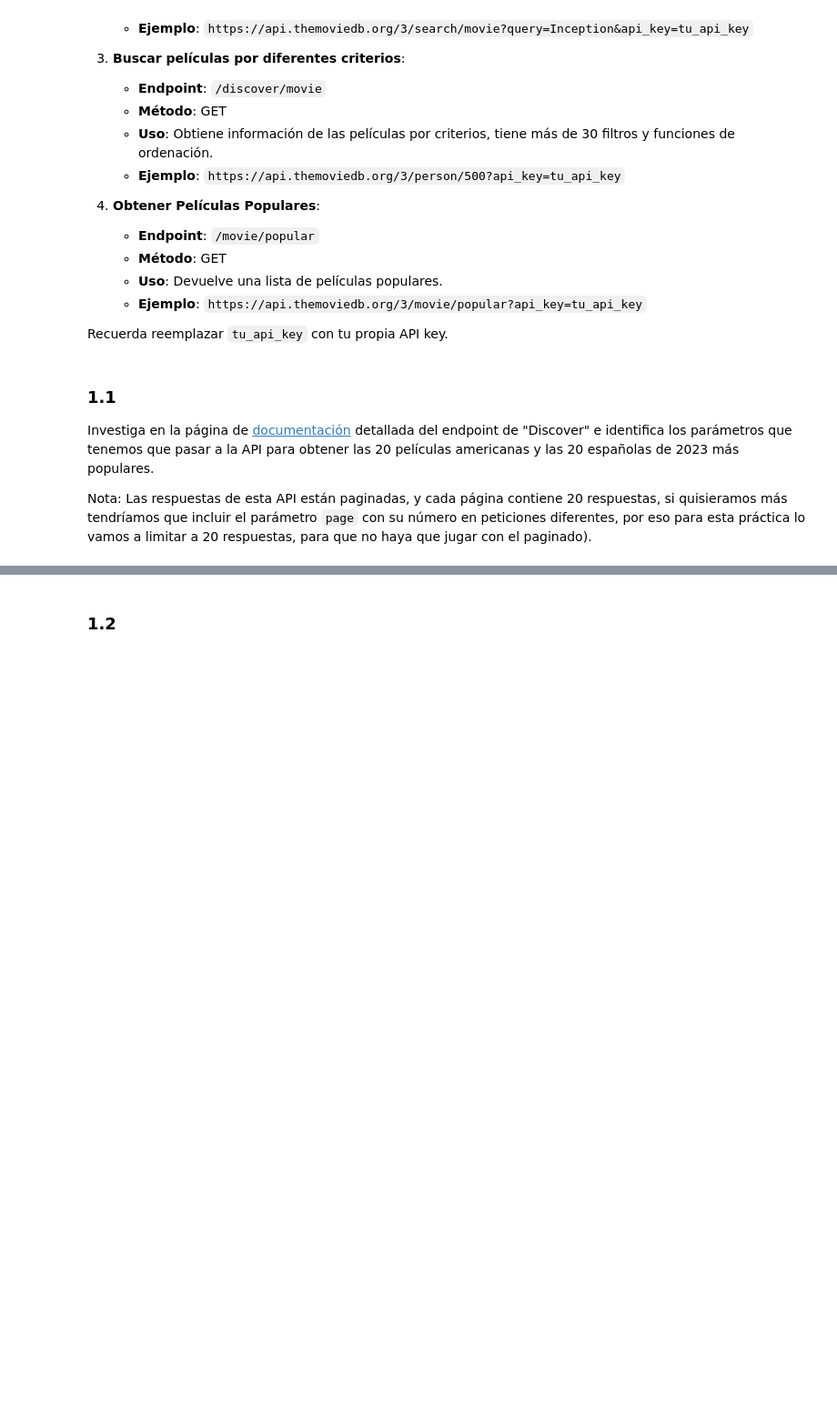
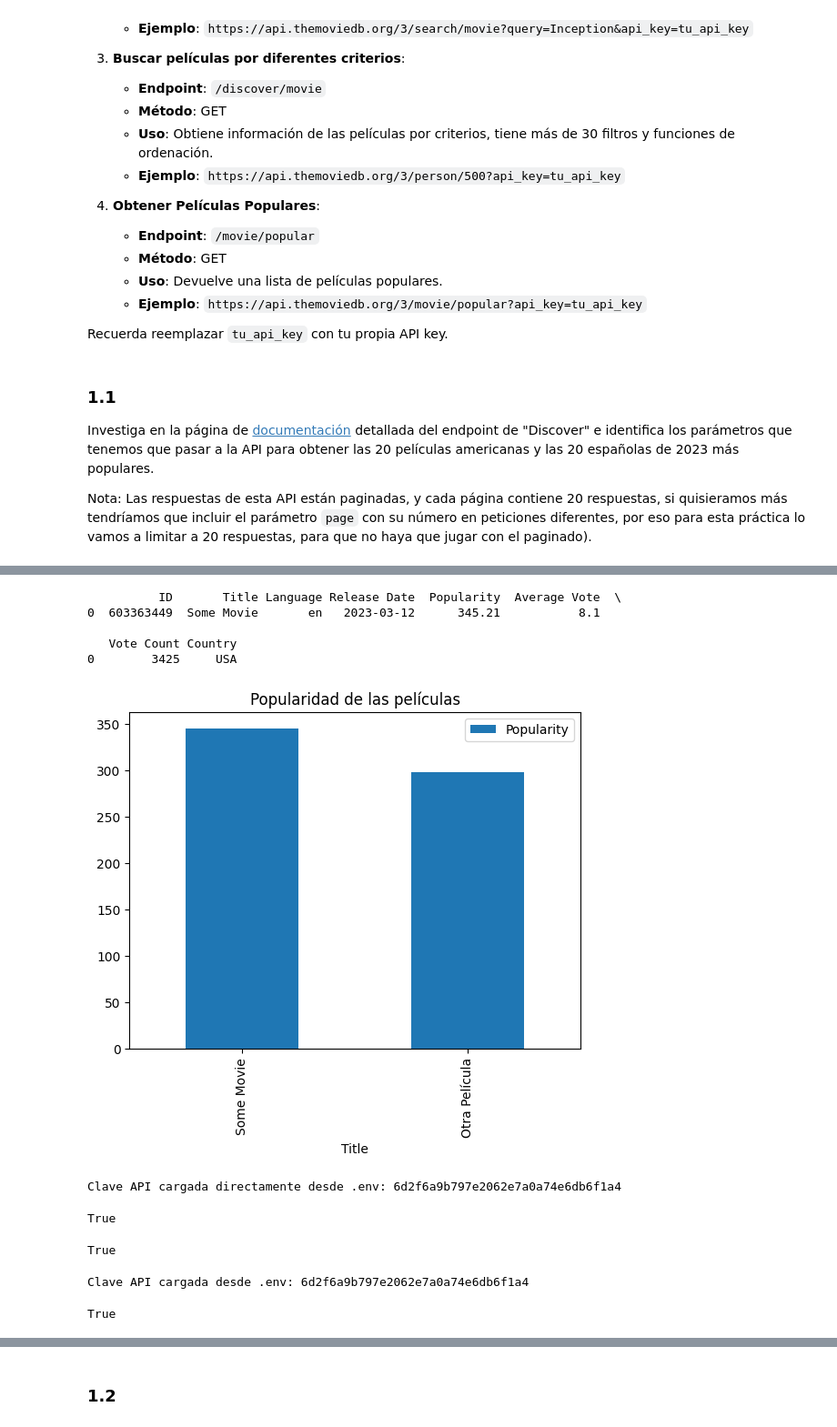
Before and after one commit to hardrockcae/hardrockcae-CAE-settings, a Jupyter notebook: 18_Practica_Obligatoria_Scraping_API.ipynb, the cells around one changed output, grey strips where cells are left out. Shown at 91% size. Saved outputs shown, nothing was run; the diff lists cells and outputs as text; code cells hidden in the pictures; blank space fills up the shorter version.

```diff
--- a/18_Practica_Obligatoria_Scraping_API.ipynb
+++ b/18_Practica_Obligatoria_Scraping_API.ipynb
@@ -94,0 +142,59 @@ Nota: Las respuestas de esta API están paginadas, y cada página contiene 20 re
+# %%
+df_english = df[df['Language'] == 'en']
+print(df_english)
+# %% [output]
+          ID       Title Language Release Date  Popularity  Average Vote  \
+0  603363449  Some Movie       en   2023-03-12      345.21           8.1
+
+   Vote Count Country
+0        3425     USA
+# %%
+import matplotlib.pyplot as plt
+
+df.plot(x='Title', y='Popularity', kind='bar', title='Popularidad de las películas')
+plt.show()
+# %% [output]
+[figure, added]
+# %%
+from dotenv import dotenv_values
+
+# Cargar las variables directamente desde el archivo .env
+env_vars = dotenv_values(r"C:\Users\hp\Desktop\Python Scripts\.env")
+
+# Leer la clave API desde las variables cargadas
+API_KEY = env_vars.get('API_KEY')
+
+# Imprimir la clave API cargada
+print(f"Clave API cargada directamente desde .env: {API_KEY}")
+# %% [output]
+Clave API cargada directamente desde .env: 6d2f6a9b797e2062e7a0a74e6db6f1a4
+# %%
+from dotenv import load_dotenv
+import os
+
+# Especificar la ruta al archivo .env
+load_dotenv(dotenv_path=r'C:\Users\hp\Desktop\Python Scripts\.env')
+# %% [output]
+True
+# %%
+from dotenv import load_dotenv
+import os
+
+# Especificar manualmente la ruta al archivo .env
+load_dotenv(dotenv_path="C:/Users/hp/Desktop/Python Scripts/.env")
+# %% [output]
+True
+# %%
+print(f"Clave API cargada desde .env: {API_KEY}")
+if not API_KEY or API_KEY == "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":
+    print("Error: La clave API cargada no es válida. Revisa tu archivo .env.")
+# %% [output]
+Clave API cargada desde .env: 6d2f6a9b797e2062e7a0a74e6db6f1a4
+# %%
+from dotenv import load_dotenv
+import os
+
+# Especificar manualmente la ruta al archivo .env
+load_dotenv(dotenv_path="C:/Users/hp/Desktop/Python Scripts/.env")
+# %% [output]
+True
```
Also changed, not shown: parts of 85 cells of this notebook.
